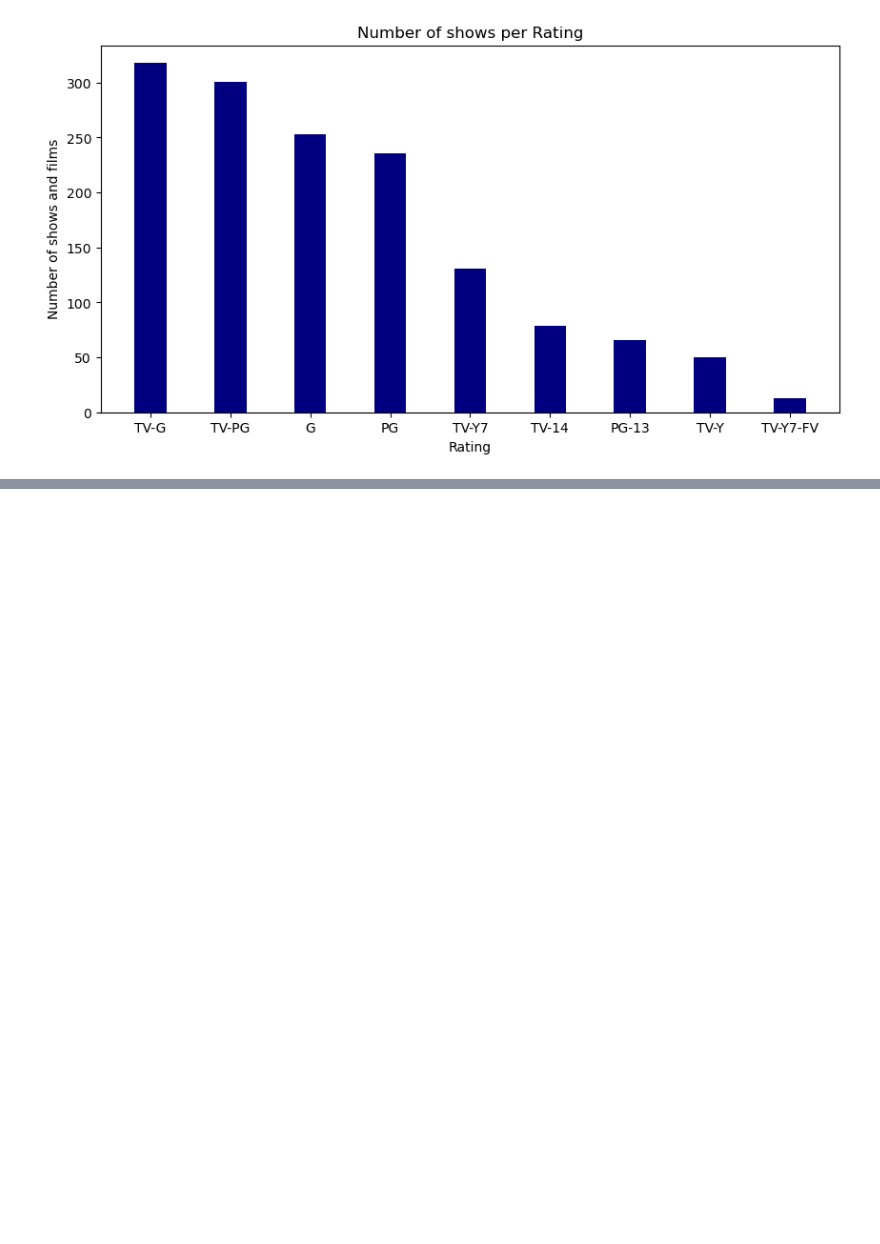
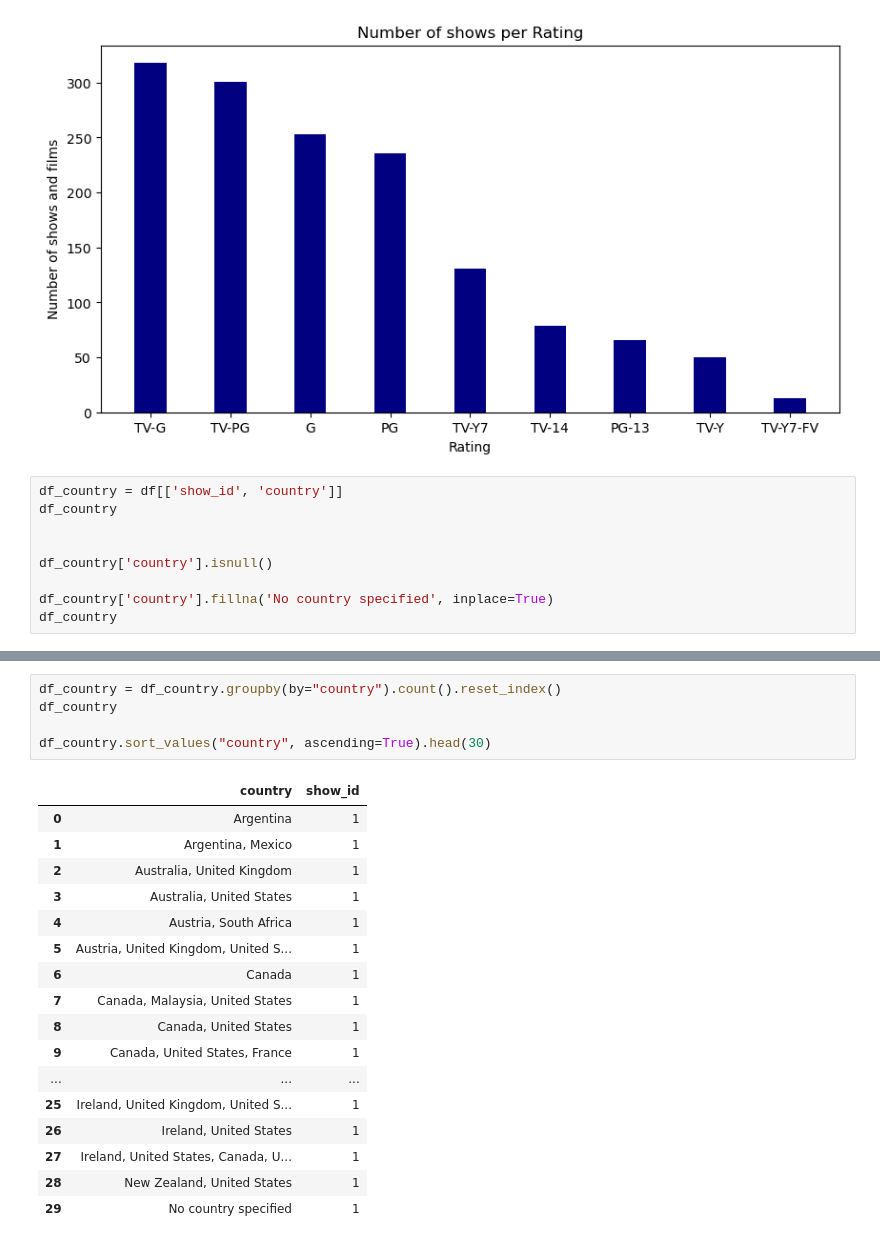
Before and after one commit to TymoteuszStasto/Disney-Plus, a Jupyter notebook: Disney Plus.ipynb, the cells around one changed output, grey strips where cells are left out. Saved outputs shown, nothing was run; the diff lists cells and outputs as text; blank space fills up the shorter version.

```diff
--- a/Disney Plus.ipynb
+++ b/Disney Plus.ipynb
@@ -64,3 +80,12 @@ plt.title("Number of shows per Rating")
 plt.show()
 # %% [output]
 [figure]
+# %%
+df_country = df[['show_id', 'country']]
+df_country
+
+
+df_country['country'].isnull()
+
+df_country['country'].fillna('No country specified', inplace=True)
+df_country
@@ -66,0 +110,23 @@ plt.show()
+# %%
+df_country = df_country.groupby(by="country").count().reset_index()
+df_country
+
+df_country.sort_values("country", ascending=True).head(30)
+# %% [output]
+|  | country | show_id |
+| 0 | Argentina | 1 |
+| 1 | Argentina, Mexico | 1 |
+| 2 | Australia, United Kingdom | 1 |
+| 3 | Australia, United States | 1 |
+| 4 | Austria, South Africa | 1 |
+| 5 | Austria, United Kingdom, United S... | 1 |
+| 6 | Canada | 1 |
+| 7 | Canada, Malaysia, United States | 1 |
+| 8 | Canada, United States | 1 |
+| 9 | Canada, United States, France | 1 |
+| ... | ... | ... |
+| 25 | Ireland, United Kingdom, United S... | 1 |
+| 26 | Ireland, United States | 1 |
+| 27 | Ireland, United States, Canada, U... | 1 |
+| 28 | New Zealand, United States | 1 |
+| 29 | No country specified | 1 |
```
Also changed, not shown: parts of 6 cells of this notebook.
